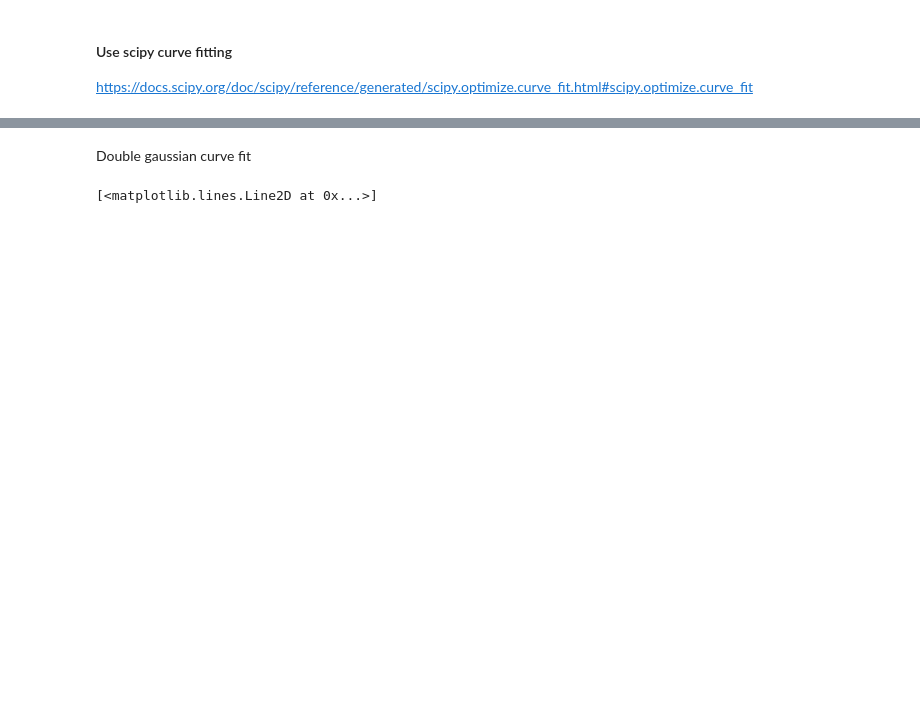
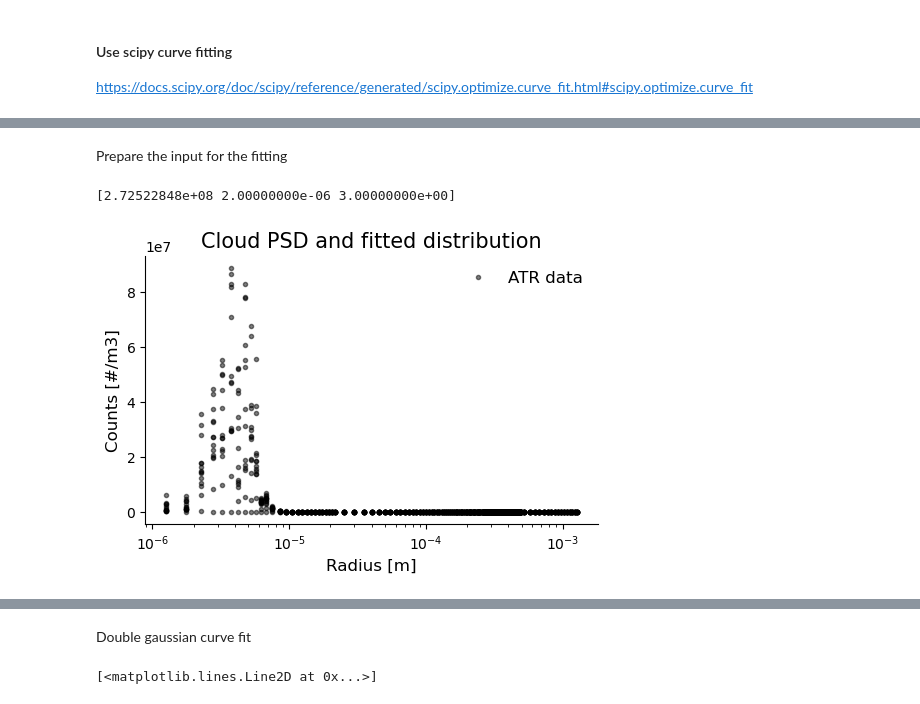
Before and after one commit to nilsnevertree/sdm-eurec4a, a Jupyter notebook: scripts/CLEO/initalize/fitting_psd.ipynb, the cells around one changed output, grey strips where cells are left out. Saved outputs shown, nothing was run; the diff lists cells and outputs as text; code cells hidden in the pictures; blank space fills up the shorter version.

```diff
--- a/scripts/CLEO/initalize/fitting_psd.ipynb
+++ b/scripts/CLEO/initalize/fitting_psd.ipynb
@@ -503,0 +608,43 @@ print(popt_low)
+# %%
+input_psd = original_psd["particle_size_distribution"]
+# %% [markdown]
+Prepare the input for the fitting
+# %%
+
+# extract diameter and counts from the data
+x, y = x_y_flatten(input_psd, "radius")
+
+# CONVERT THEM!
+# TODO: This needs to be made sure of!
+xdata = x # diameter to radius
+ydata = y
+
+# make sure no nans in the dataset
+np.nan_to_num(xdata, copy=False, nan=0)
+np.nan_to_num(ydata, copy=False, nan=0)
+
+# Use some default uncertainties for the data.
+# Tell the function, that 0 values are very uncertain.
+sigma = ydata == 0
+sigma = sigma.astype(float)
+sigma = sigma * 1e5 + 1e-10
+
+# # FIT THE DATA
+
+fig, ax = plt.subplots(figsize=(5, 3.5), layout="constrained")
+
+ax.plot(xdata, ydata, "k.", alpha=0.5, label="ATR data")
+# ax.plot(radii, dist_cloud(radii), label="Fitted distribution")
+ax.set_xscale("log")
+ax.legend()
+ax.set_xlabel("Radius [m]")
+ax.set_ylabel("Counts [#/m3]")
+ax.set_title("Cloud PSD and fitted distribution")
+
+fig.savefig(subfig_path / Path(f"fitting_psd.png"), dpi=300)
+
+p0 = np.asarray([N_a_median, 2e-6, 3e0])
+print(p0)
+# %% [output]
+[2.72522848e+08 2.00000000e-06 3.00000000e+00]
+[figure, added]
```
Also changed, not shown: parts of 46 cells of this notebook, 1 other file.
